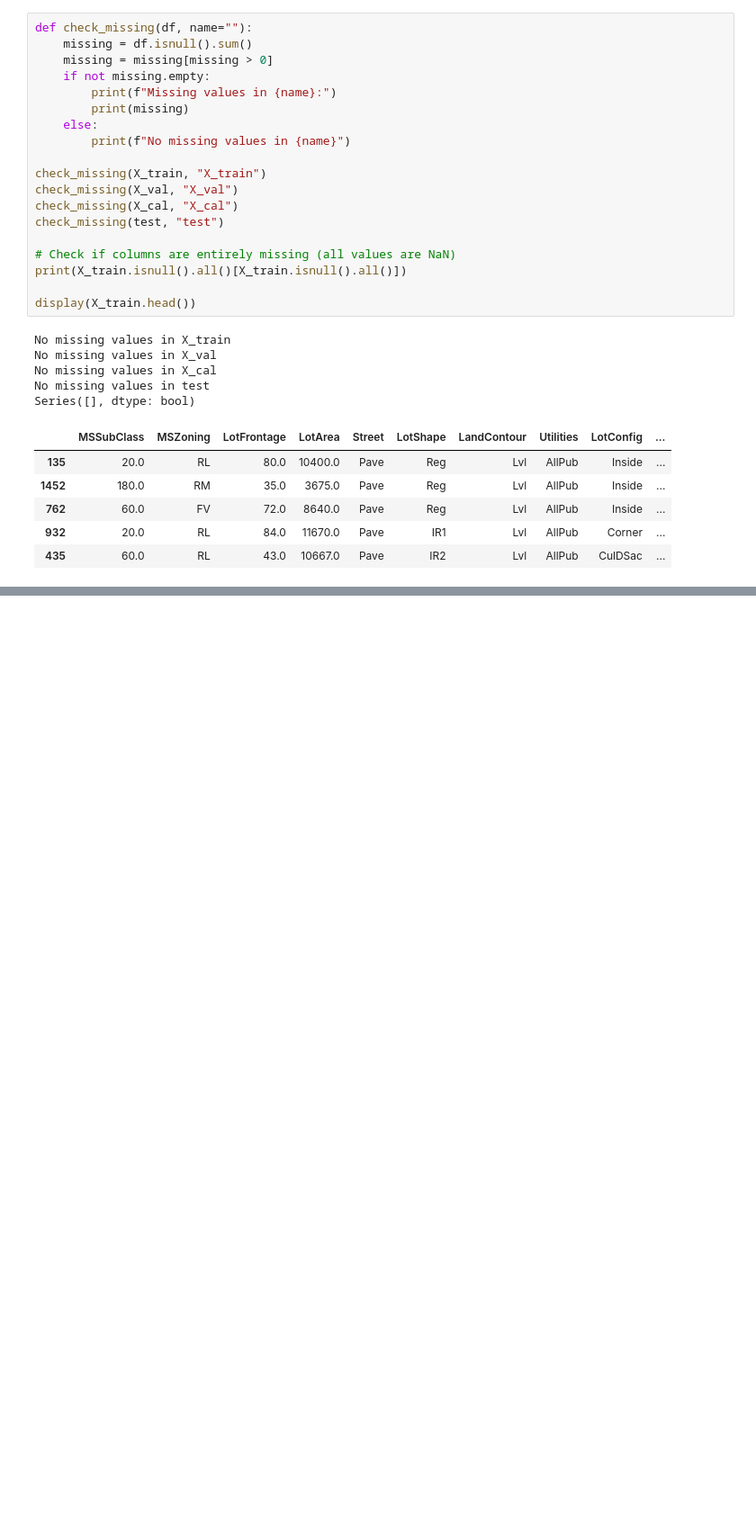
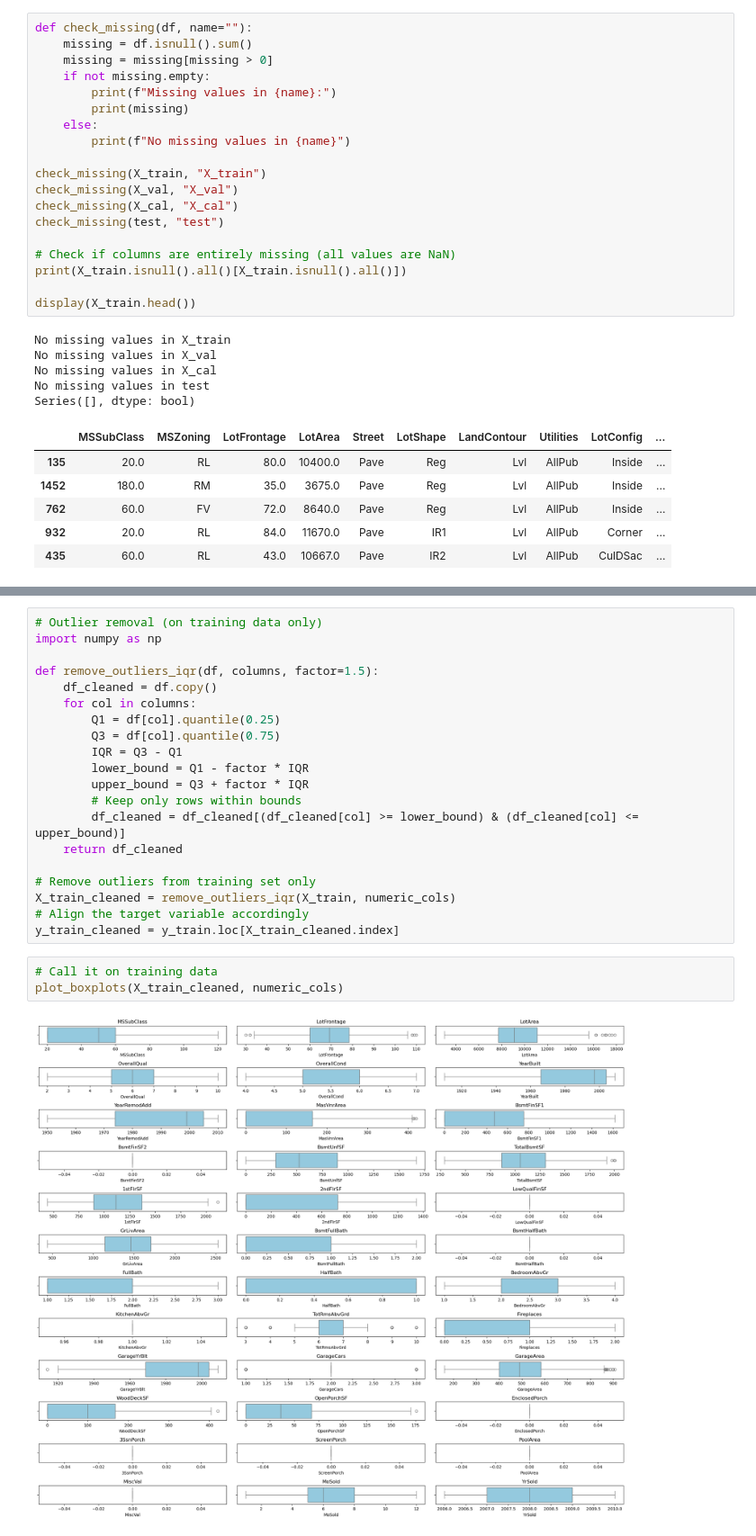
Before and after one commit to yk-data-science/kaggle-home-prices-prediction, a Jupyter notebook: notebooks/01_eda_and_initial_analysis.ipynb, the cells around one changed output, grey strips where cells are left out. Shown at 90% size. Saved outputs shown, nothing was run; the diff lists cells and outputs as text; blank space fills up the shorter version.

```diff
--- a/notebooks/01_eda_and_initial_analysis.ipynb
+++ b/notebooks/01_eda_and_initial_analysis.ipynb
@@ -321,0 +346,25 @@ Series([], dtype: bool)
+# %%
+# Outlier removal (on training data only)
+import numpy as np
+
+def remove_outliers_iqr(df, columns, factor=1.5):
+    df_cleaned = df.copy()
+    for col in columns:
+        Q1 = df[col].quantile(0.25)
+        Q3 = df[col].quantile(0.75)
+        IQR = Q3 - Q1
+        lower_bound = Q1 - factor * IQR
+        upper_bound = Q3 + factor * IQR
+        # Keep only rows within bounds
+        df_cleaned = df_cleaned[(df_cleaned[col] >= lower_bound) & (df_cleaned[col] <= upper_bound)]
+    return df_cleaned
+
+# Remove outliers from training set only
+X_train_cleaned = remove_outliers_iqr(X_train, numeric_cols)
+# Align the target variable accordingly
+y_train_cleaned = y_train.loc[X_train_cleaned.index]
+# %%
+# Call it on training data
+plot_boxplots(X_train_cleaned, numeric_cols)
+# %% [output]
+[figure, added]
```
Also changed, not shown: parts of 6 cells of this notebook.
